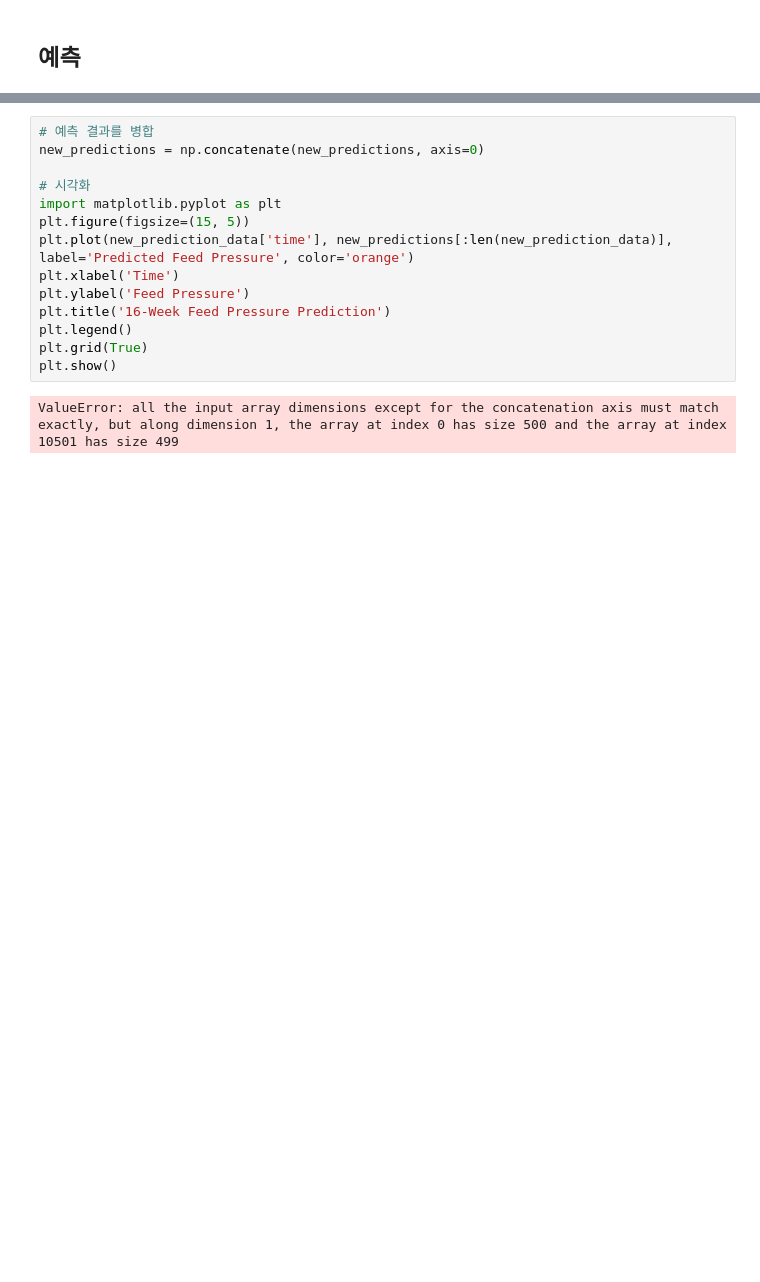
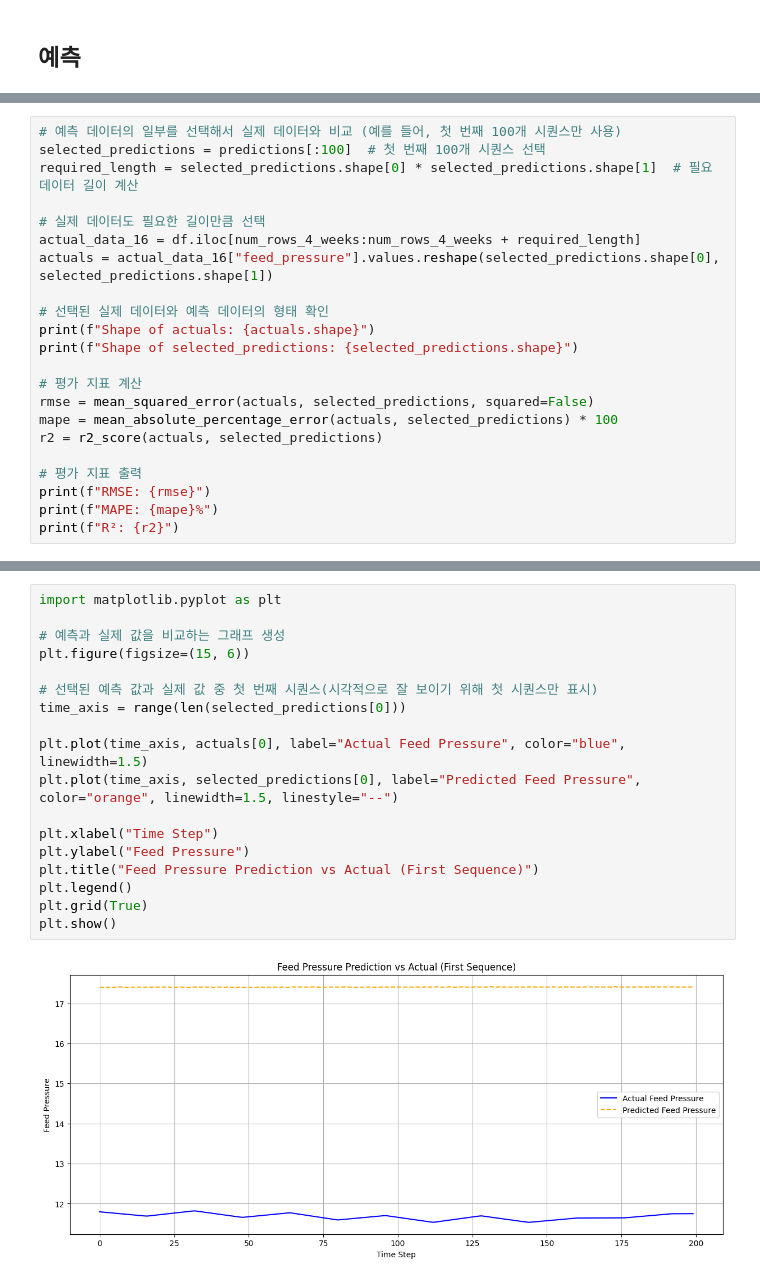
Before and after one commit to AquaMarine-AI/ProjectAW, a Jupyter notebook: tft_v3.ipynb, the cells around one changed output, grey strips where cells are left out. Saved outputs shown, nothing was run; the diff lists cells and outputs as text; blank space fills up the shorter version.

```diff
--- a/tft_v3.ipynb
+++ b/tft_v3.ipynb
@@ -302,0 +401,22 @@ NameError: name 'DataLoader' is not defined
+# %%
+# 예측 데이터의 일부를 선택해서 실제 데이터와 비교 (예를 들어, 첫 번째 100개 시퀀스만 사용)
+selected_predictions = predictions[:100]  # 첫 번째 100개 시퀀스 선택
+required_length = selected_predictions.shape[0] * selected_predictions.shape[1]  # 필요 데이터 길이 계산
+
+# 실제 데이터도 필요한 길이만큼 선택
+actual_data_16 = df.iloc[num_rows_4_weeks:num_rows_4_weeks + required_length]
+actuals = actual_data_16["feed_pressure"].values.reshape(selected_predictions.shape[0], selected_predictions.shape[1])
+
+# 선택된 실제 데이터와 예측 데이터의 형태 확인
+print(f"Shape of actuals: {actuals.shape}")
+print(f"Shape of selected_predictions: {selected_predictions.shape}")
+
+# 평가 지표 계산
+rmse = mean_squared_error(actuals, selected_predictions, squared=False)
+mape = mean_absolute_percentage_error(actuals, selected_predictions) * 100
+r2 = r2_score(actuals, selected_predictions)
+
+# 평가 지표 출력
+print(f"RMSE: {rmse}")
+print(f"MAPE: {mape}%")
+print(f"R²: {r2}")
@@ -303,16 +429,20 @@ NameError: name 'DataLoader' is not defined
 # %%
-# 예측 결과를 병합
-new_predictions = np.concatenate(new_predictions, axis=0)
+import matplotlib.pyplot as plt
 
-# 시각화
-import matplotlib.pyplot as plt
-plt.figure(figsize=(15, 5))
-plt.plot(new_prediction_data['time'], new_predictions[:len(new_prediction_data)], label='Predicted Feed Pressure', color='orange')
-plt.xlabel('Time')
-plt.ylabel('Feed Pressure')
-plt.title('16-Week Feed Pressure Prediction')
+# 예측과 실제 값을 비교하는 그래프 생성
+plt.figure(figsize=(15, 6))
+
+# 선택된 예측 값과 실제 값 중 첫 번째 시퀀스(시각적으로 잘 보이기 위해 첫 시퀀스만 표시)
+time_axis = range(len(selected_predictions[0]))
+
+plt.plot(time_axis, actuals[0], label="Actual Feed Pressure", color="blue", linewidth=1.5)
+plt.plot(time_axis, selected_predictions[0], label="Predicted Feed Pressure", color="orange", linewidth=1.5, linestyle="--")
+
+plt.xlabel("Time Step")
+plt.ylabel("Feed Pressure")
+plt.title("Feed Pressure Prediction vs Actual (First Sequence)")
 plt.legend()
 plt.grid(True)
 plt.show()
 # %% [output]
-ValueError: all the input array dimensions except for the concatenation axis must match exactly, but along dimension 1, the array at index 0 has size 500 and the array at index 10501 has size 499
+[figure, added]
```
Also changed, not shown: parts of 26 cells of this notebook.
